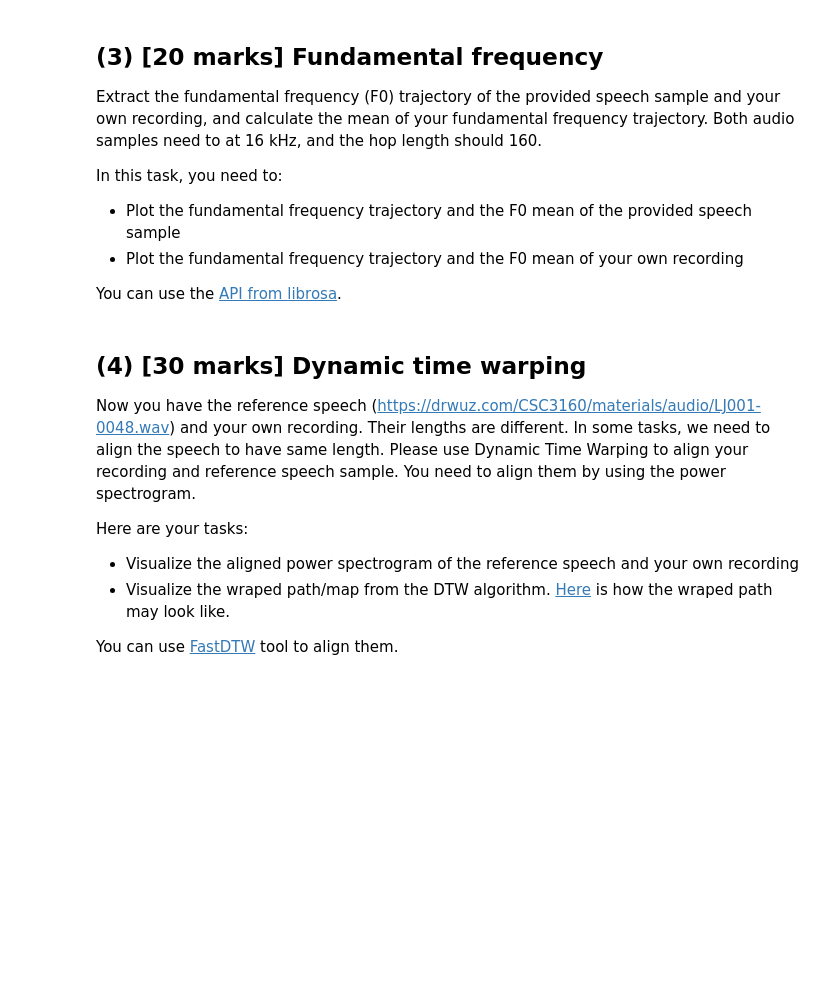
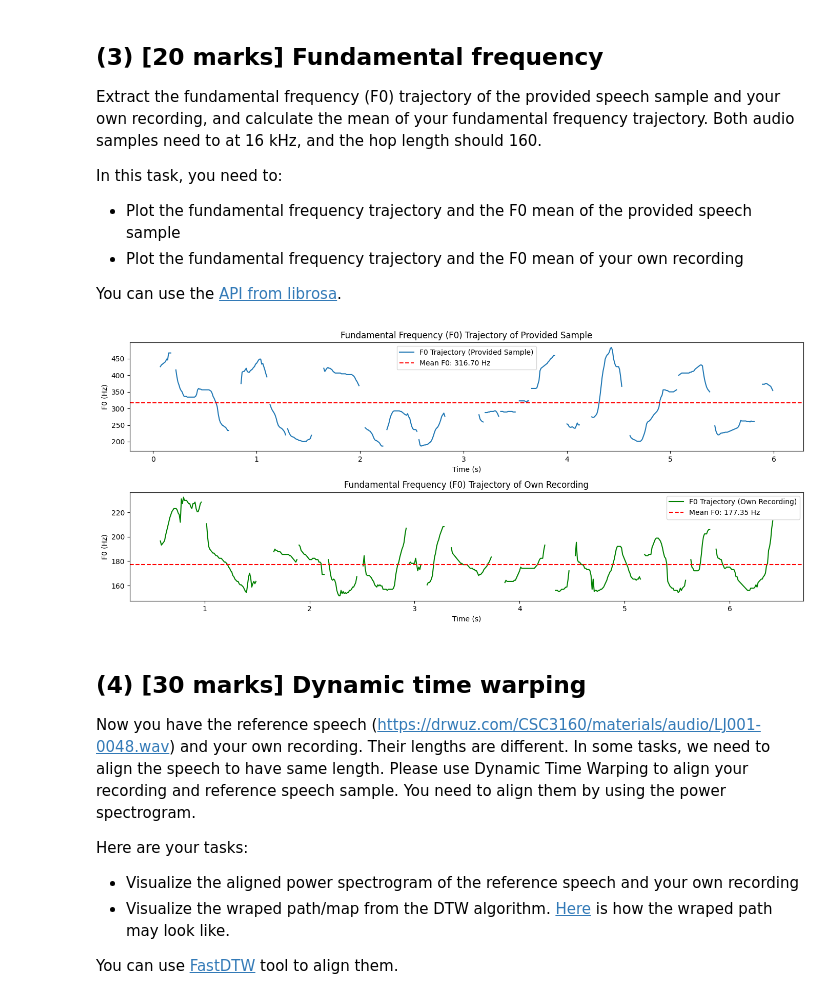
Before and after one commit to bisaq/ok, a Jupyter notebook: CSC3160_2024_Assignment_1.ipynb, the cells around one changed output. Cells and saved outputs as stored; diff of their text form; code cells hidden in the pictures; blank space fills up the shorter version.

```diff
--- a/CSC3160_2024_Assignment_1.ipynb
+++ b/CSC3160_2024_Assignment_1.ipynb
@@ -193 +217,66 @@ You can use the [API from librosa](https://librosa.org/doc/main/generated/libros
+# %%
+def extract_f0(audio_path,sr=16000,hop_length=160):
+  audio,_=librosa.load(audio_path,sr=sr)
+  f0,voiced_flag,voiced_probs=librosa.pyin(audio,fmin=50,fmax=500,hop_length=hop_length)
+  return f0
+provided_file='LJ001-0048.wav'
+own_recording_file='output.wav'
+
+import librosa
+import numpy as np
+import matplotlib.pyplot as plt
+
+# Load provided speech sample
+
+audio_provided, sr_provided = librosa.load(provided_file, sr=16000)  # Ensure 16 kHz
+
+# Load your own recording
+
+audio_own, sr_own = librosa.load(own_recording_file, sr=16000)  # Ensure 16 kHz
+# %%
+# Set parameters
+hop_length = 160  # Number of samples between frames
+
+# Extract F0 trajectory for provided sample
+f0_provided, voiced_flag_provided, voiced_probs_provided = librosa.pyin(
+    audio_provided, fmin=50, fmax=500, hop_length=hop_length
+)
+
+# Extract F0 trajectory for your own recording
+f0_own, voiced_flag_own, voiced_probs_own = librosa.pyin(
+    audio_own, fmin=50, fmax=500, hop_length=hop_length
+)
+# Calculate the mean F0 for provided sample
+mean_f0_provided = np.nanmean(f0_provided)
+
+# Calculate the mean F0 for your own recording
+mean_f0_own = np.nanmean(f0_own)
+# Time axis for plotting
+times_provided = librosa.times_like(f0_provided, sr=16000, hop_length=hop_length)
+times_own = librosa.times_like(f0_own, sr=16000, hop_length=hop_length)
+
+# Plot F0 trajectory for provided sample
+plt.figure(figsize=(14, 6))
+
+plt.subplot(2, 1, 1)
+plt.plot(times_provided, f0_provided, label='F0 Trajectory (Provided Sample)')
+plt.axhline(mean_f0_provided, color='r', linestyle='--', label=f'Mean F0: {mean_f0_provided:.2f} Hz')
+plt.xlabel('Time (s)')
+plt.ylabel('F0 (Hz)')
+plt.title('Fundamental Frequency (F0) Trajectory of Provided Sample')
+plt.legend()
+
+# Plot F0 trajectory for your own recording
+plt.subplot(2, 1, 2)
+plt.plot(times_own, f0_own, label='F0 Trajectory (Own Recording)', color='g')
+plt.axhline(mean_f0_own, color='r', linestyle='--', label=f'Mean F0: {mean_f0_own:.2f} Hz')
+plt.xlabel('Time (s)')
+plt.ylabel('F0 (Hz)')
+plt.title('Fundamental Frequency (F0) Trajectory of Own Recording')
+plt.legend()
+
+plt.tight_layout()
+plt.show()
+# %% [output]
+[figure, added]
 # %% [markdown]
```
Also changed, not shown: parts of 11 cells of this notebook.
